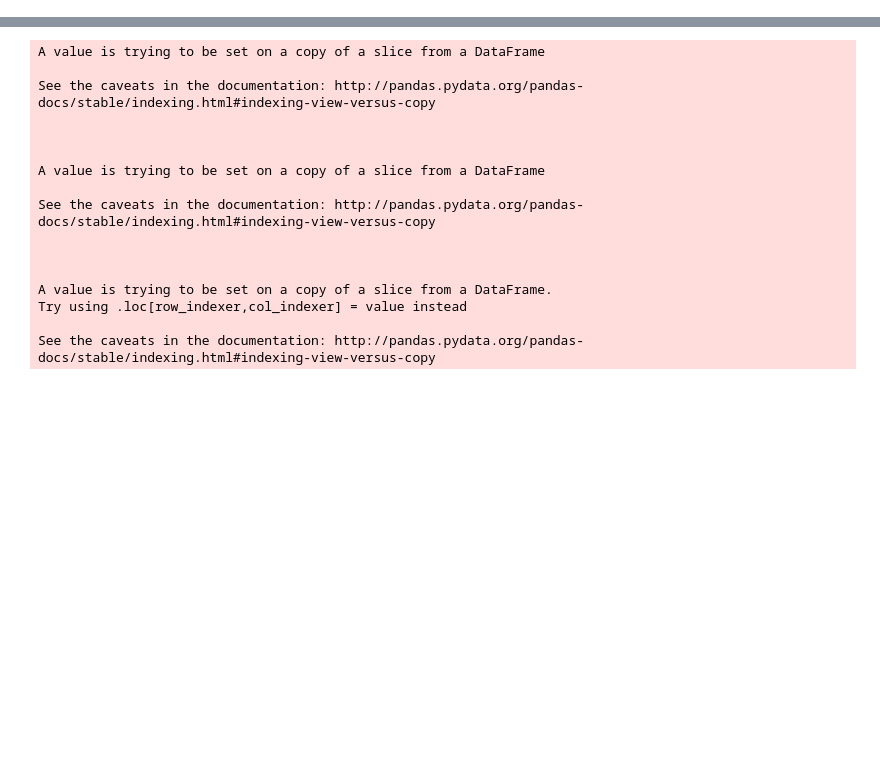
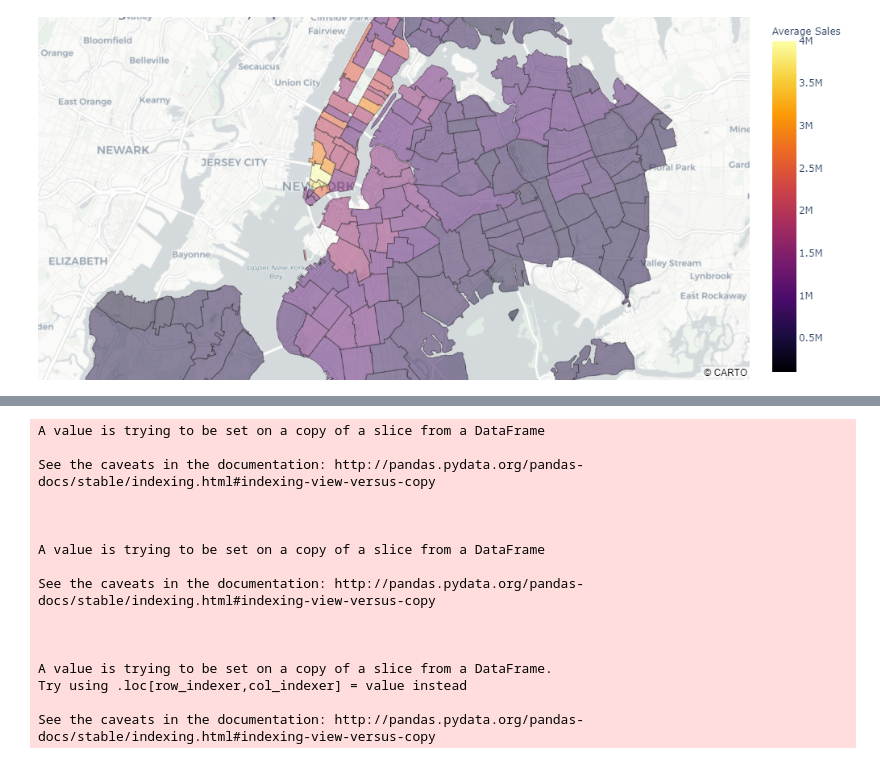
Before and after one commit to ShakedRj/NYC_Real_Estate, a Jupyter notebook: dashboard.ipynb, the cells around one changed output, grey strips where cells are left out. Saved outputs shown, nothing was run; the diff lists cells and outputs as text; code cells hidden in the pictures; blank space fills up the shorter version.

```diff
--- a/dashboard.ipynb
+++ b/dashboard.ipynb
@@ -26,0 +185,38 @@ staten_island=[ 10302, 10303, 10310,10306, 10307, 10308, 10309, 10312,10301, 103
+# %%
+# merge the rent file
+
+df.head()
+df.sort_index(inplace=True)
+# %%
+df.index = df.index.astype('int64')
+# %%
+# merge rent data, average sales and return
+
+cleaned_rent_data.sort_index(inplace=True)
+df_new = pd.concat([df,cleaned_rent_data], axis=1, join='outer', ignore_index=False, keys=None,
+          levels=None, names=None, verify_integrity=False, copy=True)
+
+df_new.fillna(0, inplace=True)
+df_new['ROI'] = df_new['Average Rent 2019']/df_new['Average Sales'] * 100
+# %%
+def plot_map_sale_per_neighborhood():
+    fig_map = Figure()
+    FigureCanvas(fig_map)
+    fig_map = px.choropleth_mapbox(df_new, geojson=counties, locations=df_new.index, color='Average Sales',
+                               color_continuous_scale="inferno",featureidkey="properties.postalcode",
+                               range_color=(100000, 4000000),
+                               mapbox_style="carto-positron",
+                               zoom=10, center = {"lat": 40.7048, "lon": -73.9419},
+                               opacity=0.5,
+                               width = 800
+                               ,hover_name = df_new.index
+                               ,hover_data=df_new[["Average Sales", "Average Rent 2019", "ROI"]]
+                               ,title="Average Sales in 2019 by Zip Code"
+                               ,labels={'Average Sales 2019':'Average Sales 2019'}
+                              )
+    fig_map.update_layout(margin={"r":0,"t":0,"l":0,"b":0})
+    return fig_map
+# %%
+plot_map_sale_per_neighborhood()
+# %% [output]
+[figure, added]
```
Also changed, not shown: parts of 34 cells of this notebook.
